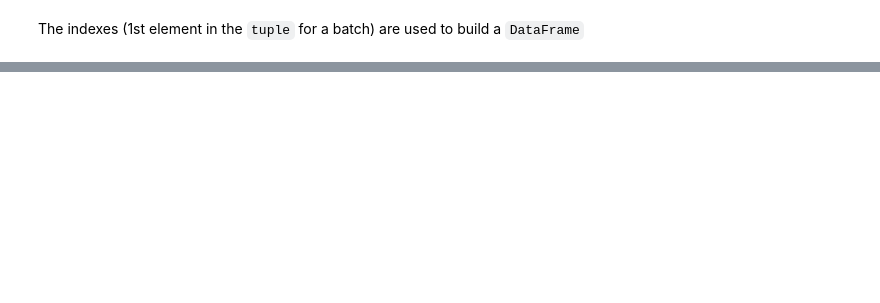
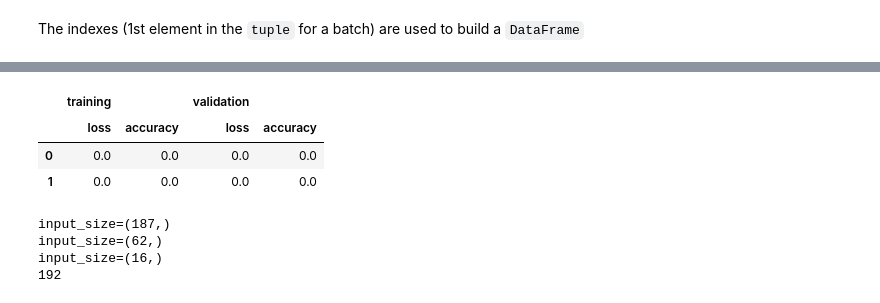
Before and after one commit to manuvazquez/VAEonXMM, a Jupyter notebook: nbs/raw_signals.ipynb, the cells around one changed output, grey strips where cells are left out. Saved outputs shown, nothing was run; the diff lists cells and outputs as text; code cells hidden in the pictures; blank space fills up the shorter version.

```diff
--- a/nbs/raw_signals.ipynb
+++ b/nbs/raw_signals.ipynb
@@ -383,5 +259,11 @@ Array(0.76158667, dtype=float32)
-# %%
-n_epochs = 200
-
-train_loss = [None] * n_epochs
-valid_loss = [None] * n_epochs
+# %%
+def make_results_df(n_epochs: int) -> pd.DataFrame:
+
+    return pd.DataFrame({ (data, metric): [0.] * n_epochs for data in ['training', 'validation'] for metric in ['loss', 'accuracy']})
+
+make_results_df(2)
+# %% [output]
+|  | training |  | validation |  |
+|  | loss | accuracy | loss | accuracy |
+| 0 | 0.0 | 0.0 | 0.0 | 0.0 |
+| 1 | 0.0 | 0.0 | 0.0 | 0.0 |
@@ -388 +274,10 @@ valid_loss = [None] * n_epochs
+# %%
+model = trapallada.model.signal.Classifier(input_size=signals_len, kernel_sizes=[128, 64, 32], channels=[1, 12, 12, 12], stride=2, rng_key=jr.PRNGKey(42))
+optim = optax.adamw(parameters['training']['learning_rate'])
+opt_state = optim.init(eqx.filter(model, eqx.is_array))
+# %% [output]
+input_size=(187,)
+input_size=(62,)
+input_size=(16,)
+192
 # %%
```
Also changed, not shown: parts of 33 cells of this notebook, 2 other files.
